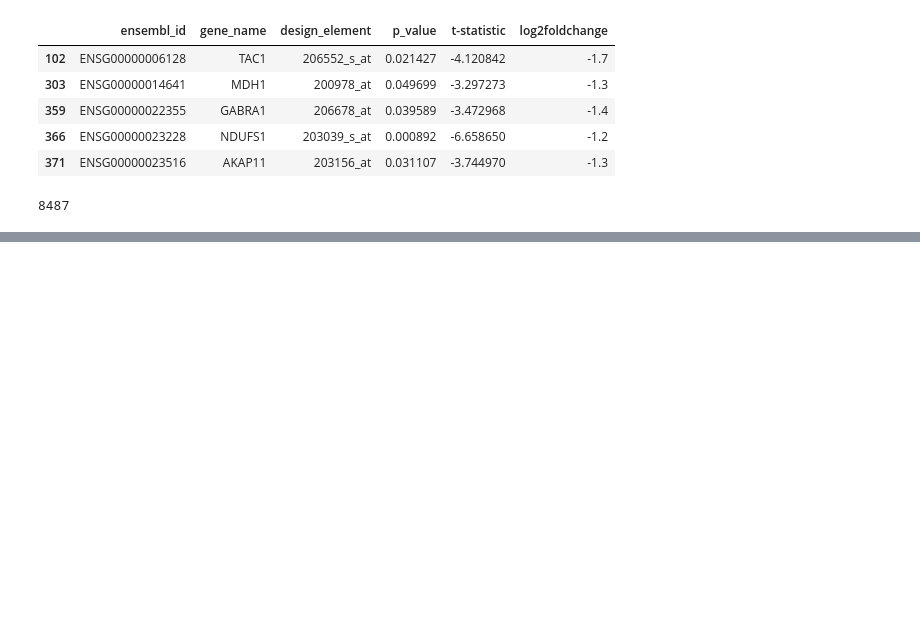
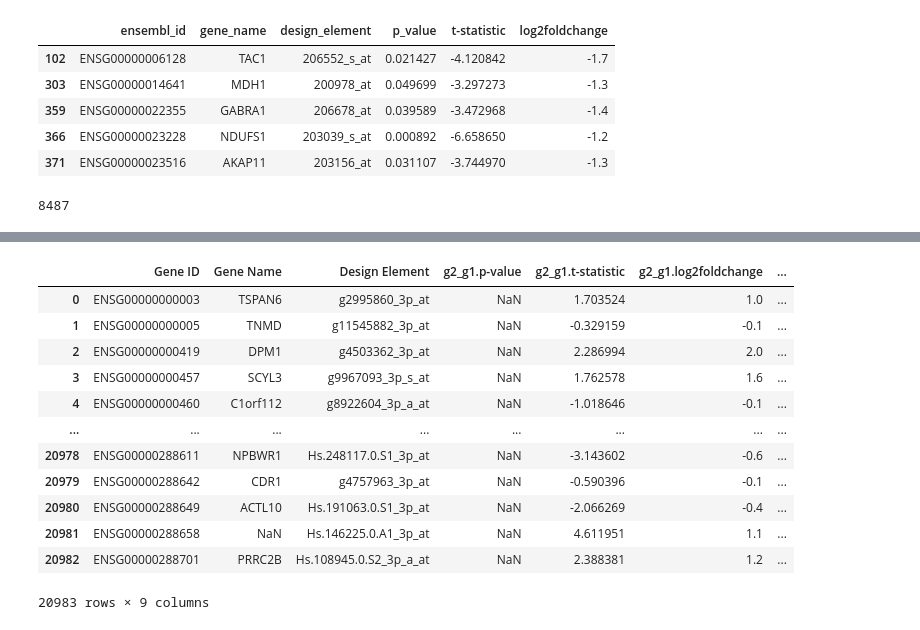
Before and after one commit to kritiAT/LC_BioDB-group-1, a Jupyter notebook: Group 1 task.ipynb, the cells around one changed output, grey strips where cells are left out. Cells and saved outputs as stored; diff of their text form; code cells hidden in the pictures; blank space fills up the shorter version.

```diff
--- a/Group 1 task.ipynb
+++ b/Group 1 task.ipynb
@@ -267,0 +243,17 @@ class Group1:
+# %%
+df2 = data_reader('E-MEXP-1416')
+df2
+# %% [output]
+|  | Gene ID | Gene Name | Design Element | g2_g1.p-value | g2_g1.t-statistic | g2_g1.log2foldchange | ... |
+| 0 | ENSG00000000003 | TSPAN6 | g2995860_3p_at | NaN | 1.703524 | 1.0 | ... |
+| 1 | ENSG00000000005 | TNMD | g11545882_3p_at | NaN | -0.329159 | -0.1 | ... |
+| 2 | ENSG00000000419 | DPM1 | g4503362_3p_at | NaN | 2.286994 | 2.0 | ... |
+| 3 | ENSG00000000457 | SCYL3 | g9967093_3p_s_at | NaN | 1.762578 | 1.6 | ... |
+| 4 | ENSG00000000460 | C1orf112 | g8922604_3p_a_at | NaN | -1.018646 | -0.1 | ... |
+| ... | ... | ... | ... | ... | ... | ... | ... |
+| 20978 | ENSG00000288611 | NPBWR1 | Hs.248117.0.S1_3p_at | NaN | -3.143602 | -0.6 | ... |
+| 20979 | ENSG00000288642 | CDR1 | g4757963_3p_at | NaN | -0.590396 | -0.1 | ... |
+| 20980 | ENSG00000288649 | ACTL10 | Hs.191063.0.S1_3p_at | NaN | -2.066269 | -0.4 | ... |
+| 20981 | ENSG00000288658 | NaN | Hs.146225.0.A1_3p_at | NaN | 4.611951 | 1.1 | ... |
+| 20982 | ENSG00000288701 | PRRC2B | Hs.108945.0.S2_3p_a_at | NaN | 2.388381 | 1.2 | ... |
+20983 rows × 9 columns
```
Also changed, not shown: parts of 13 cells of this notebook, 2 other files.
